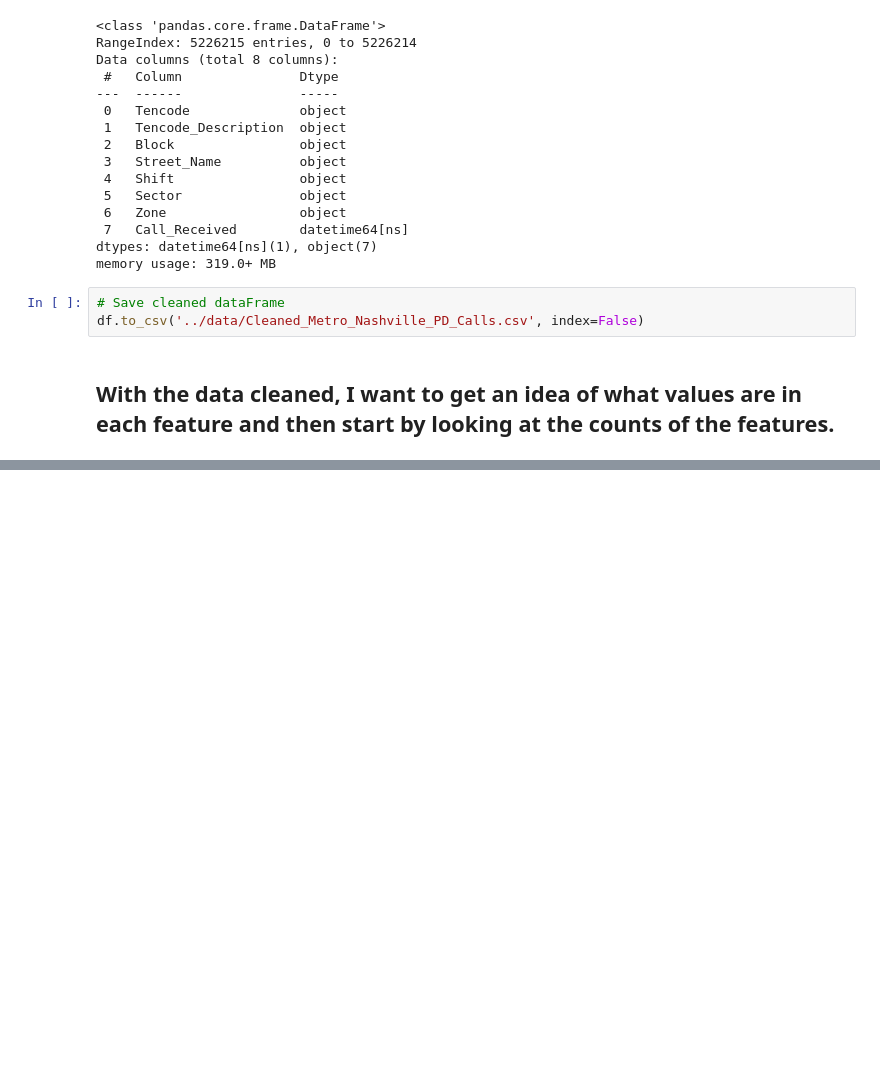
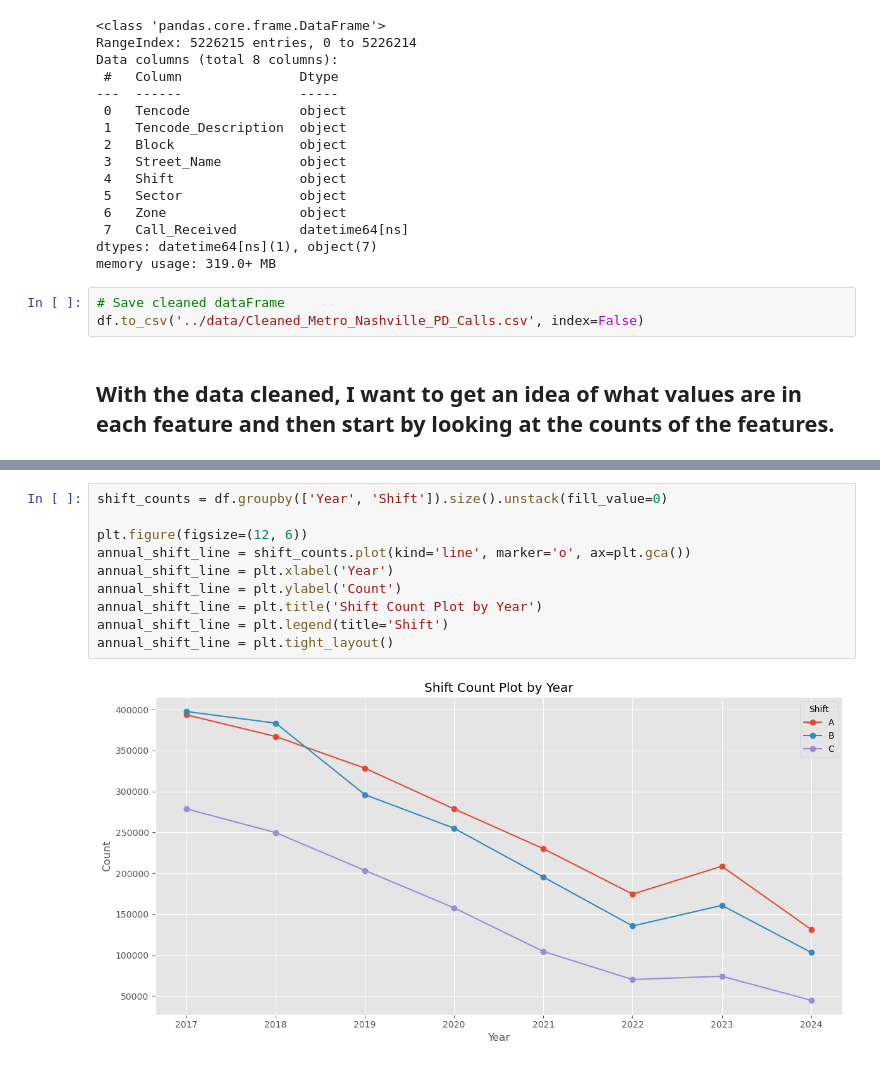
Before and after one commit to Vince-VC/Springboard, a Jupyter notebook: nashville_police_reports/notebooks/nashville_pd_calls_and_eda.ipynb, the cells around one changed output, grey strips where cells are left out. Cells and saved outputs as stored; diff of their text form; blank space fills up the shorter version.

```diff
--- a/nashville_police_reports/notebooks/nashville_pd_calls_and_eda.ipynb
+++ b/nashville_police_reports/notebooks/nashville_pd_calls_and_eda.ipynb
@@ -612,0 +679,12 @@ df['Year']
+# %%
+shift_counts = df.groupby(['Year', 'Shift']).size().unstack(fill_value=0)
+
+plt.figure(figsize=(12, 6))
+annual_shift_line = shift_counts.plot(kind='line', marker='o', ax=plt.gca())
+annual_shift_line = plt.xlabel('Year')
+annual_shift_line = plt.ylabel('Count')
+annual_shift_line = plt.title('Shift Count Plot by Year')
+annual_shift_line = plt.legend(title='Shift')
+annual_shift_line = plt.tight_layout()
+# %% [output]
+[figure, added]
```
Also changed, not shown: parts of 50 cells of this notebook.
